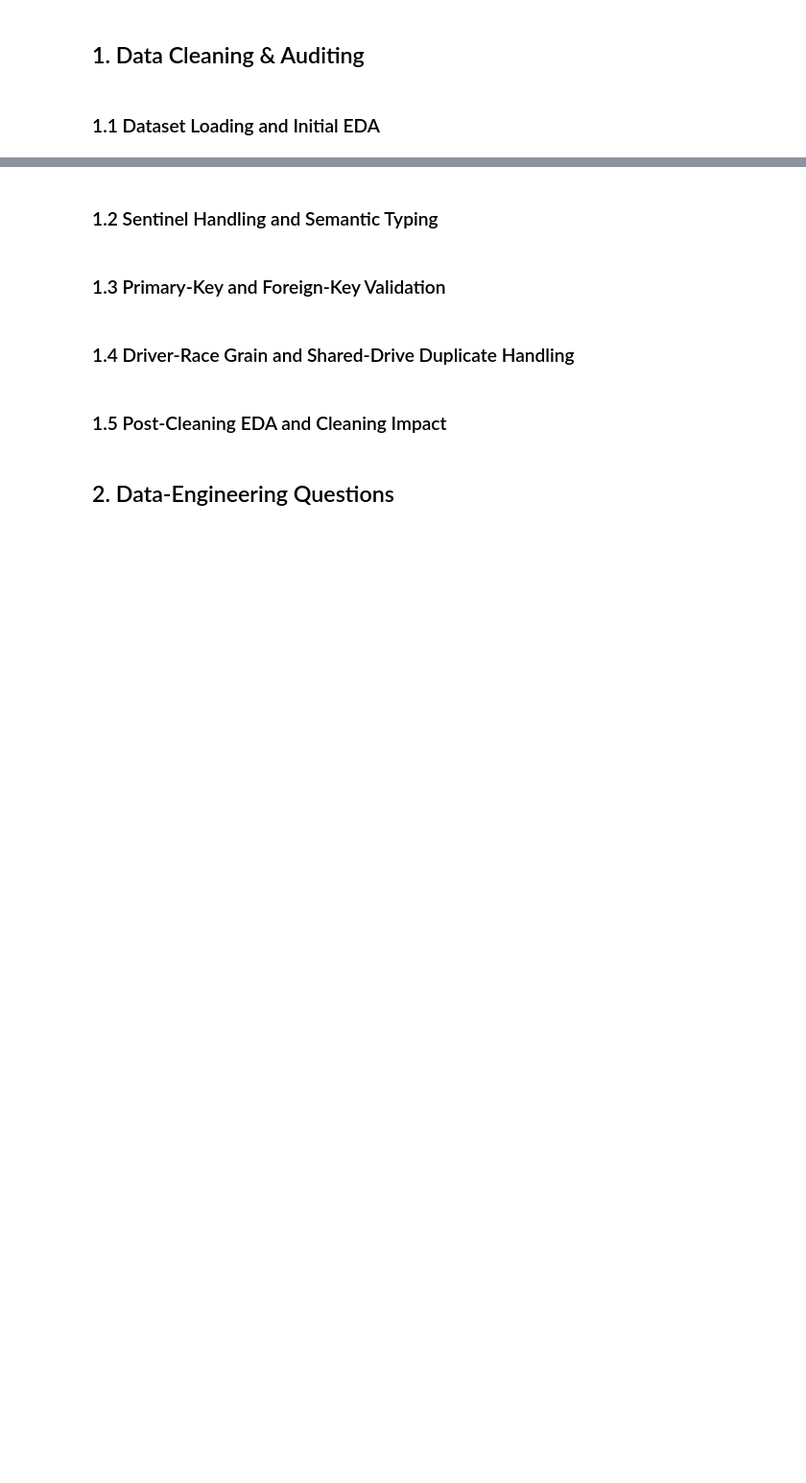
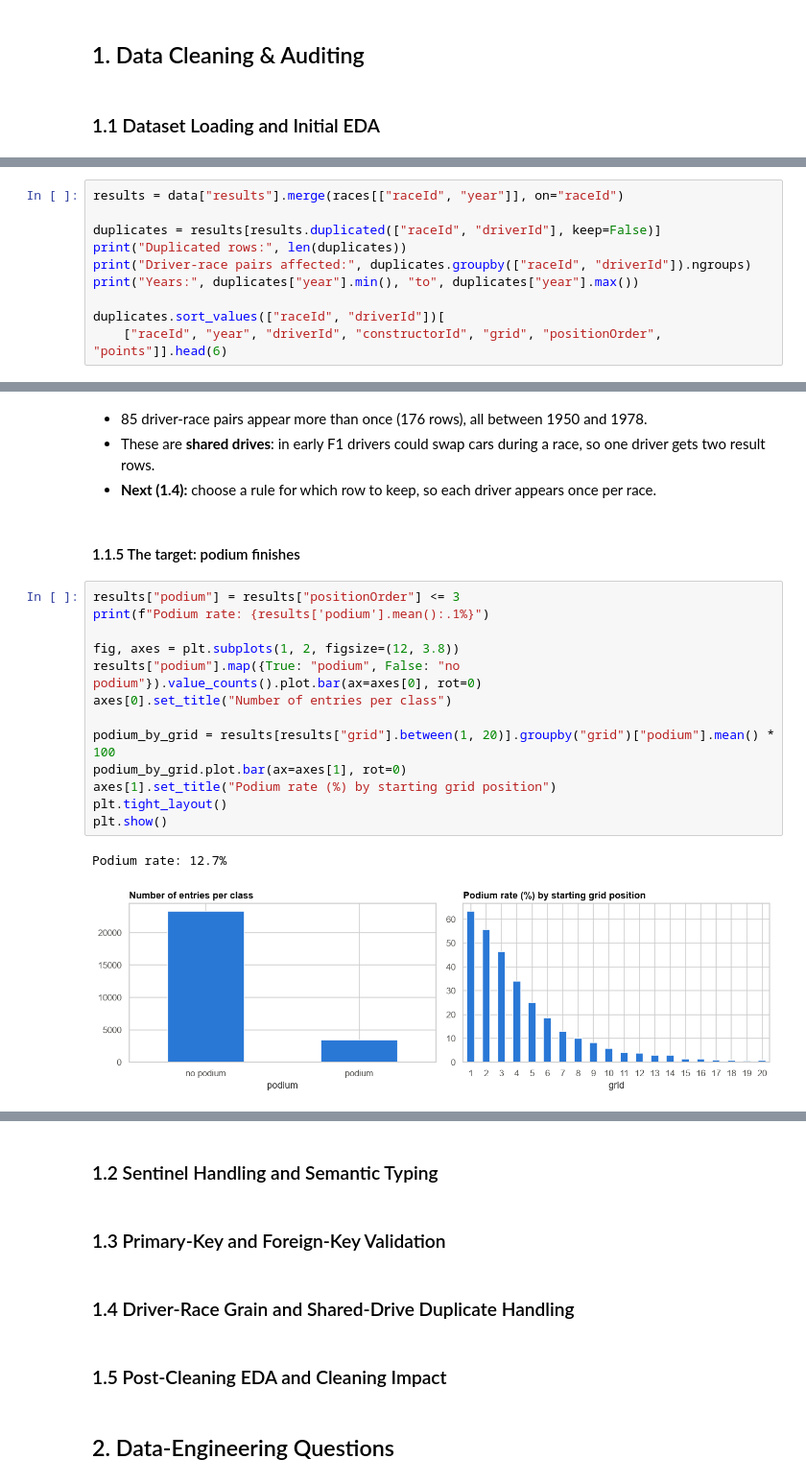
Before and after one commit to Seif2005/ACL2-Project, a Jupyter notebook: Main.ipynb, the cells around one changed output, grey strips where cells are left out. Shown at 96% size. Drawn from its saved outputs; the diff is of its cells as text; blank space fills up the shorter version.

```diff
--- a/Main.ipynb
+++ b/Main.ipynb
@@ -8,0 +161,10 @@
+# %%
+results = data["results"].merge(races[["raceId", "year"]], on="raceId")
+
+duplicates = results[results.duplicated(["raceId", "driverId"], keep=False)]
+print("Duplicated rows:", len(duplicates))
+print("Driver-race pairs affected:", duplicates.groupby(["raceId", "driverId"]).ngroups)
+print("Years:", duplicates["year"].min(), "to", duplicates["year"].max())
+
+duplicates.sort_values(["raceId", "driverId"])[
+    ["raceId", "year", "driverId", "constructorId", "grid", "positionOrder", "points"]].head(6)
@@ -8,0 +182,22 @@
+# %% [markdown]
+- 85 driver-race pairs appear more than once (176 rows), all between 1950 and 1978.
+- These are **shared drives**: in early F1 drivers could swap cars during a race, so one driver gets two result rows.
+- **Next (1.4):** choose a rule for which row to keep, so each driver appears once per race.
+# %% [markdown]
+#### 1.1.5 The target: podium finishes
+# %%
+results["podium"] = results["positionOrder"] <= 3
+print(f"Podium rate: {results['podium'].mean():.1%}")
+
+fig, axes = plt.subplots(1, 2, figsize=(12, 3.8))
+results["podium"].map({True: "podium", False: "no podium"}).value_counts().plot.bar(ax=axes[0], rot=0)
+axes[0].set_title("Number of entries per class")
+
+podium_by_grid = results[results["grid"].between(1, 20)].groupby("grid")["podium"].mean() * 100
+podium_by_grid.plot.bar(ax=axes[1], rot=0)
+axes[1].set_title("Podium rate (%) by starting grid position")
+plt.tight_layout()
+plt.show()
+# %% [output]
+Podium rate: 12.7%
+[figure, added]
```
Also changed, not shown: parts of 21 cells of this notebook.
